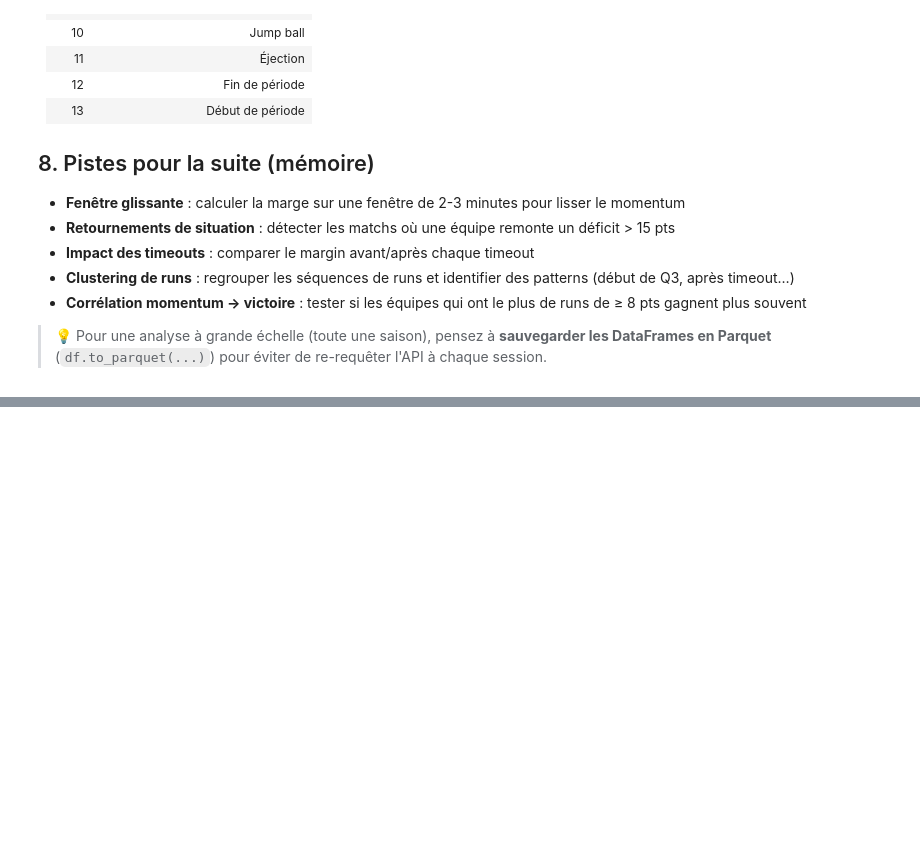
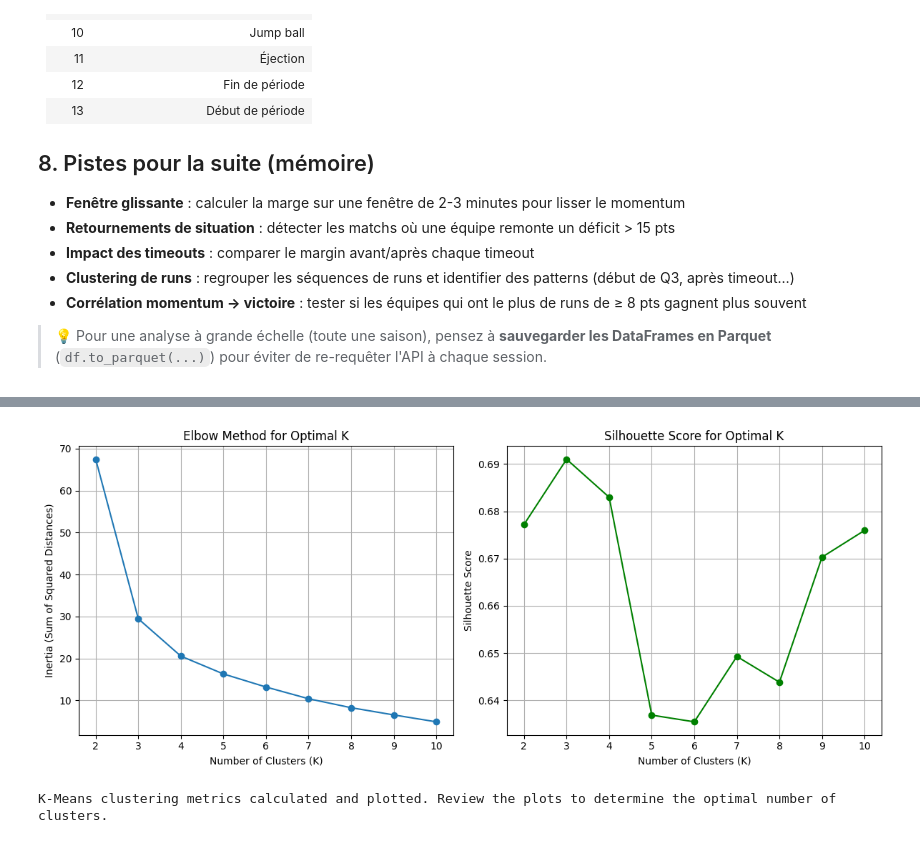
Before and after one commit to Lduvignacq/Analyse-statistique-du-momentum-dans-le-sport---Application-la-NBA, a Jupyter notebook: Demo nba_api.ipynb, the cells around one changed output, grey strips where cells are left out. Saved outputs shown, nothing was run; the diff lists cells and outputs as text; code cells hidden in the pictures; blank space fills up the shorter version.

```diff
--- a/Demo nba_api.ipynb
+++ b/Demo nba_api.ipynb
@@ -554,0 +807,50 @@ plt.show()
+# %%
+import matplotlib.pyplot as plt
+from sklearn.cluster import KMeans
+from sklearn.metrics import silhouette_score
+
+# 1. Choose a range for the number of clusters
+k_range = range(2, 11) # From 2 to 10 clusters
+inertia = []
+silhouette_scores = []
+
+# 2. Use a loop to train KMeans models and store metrics
+for k in k_range:
+    kmeans = KMeans(n_clusters=k, random_state=42, n_init=10) # n_init to suppress warning
+    kmeans.fit(df_runs_scaled)
+    inertia.append(kmeans.inertia_)
+
+    # Calculate silhouette score if there's more than one cluster
+    if k > 1:
+        score = silhouette_score(df_runs_scaled, kmeans.labels_)
+        silhouette_scores.append(score)
+    else:
+        silhouette_scores.append(np.nan) # Placeholder for k=1, though k_range starts at 2 here
+
+# 3. Plot the Elbow Method
+plt.figure(figsize=(12, 5))
+
+plt.subplot(1, 2, 1)
+plt.plot(k_range, inertia, marker='o')
+plt.title('Elbow Method for Optimal K')
+plt.xlabel('Number of Clusters (K)')
+plt.ylabel('Inertia (Sum of Squared Distances)')
+plt.xticks(k_range)
+plt.grid(True)
+
+# 4. Plot the Silhouette Scores
+plt.subplot(1, 2, 2)
+plt.plot(k_range, silhouette_scores, marker='o', color='green')
+plt.title('Silhouette Score for Optimal K')
+plt.xlabel('Number of Clusters (K)')
+plt.ylabel('Silhouette Score')
+plt.xticks(k_range)
+plt.grid(True)
+
+plt.tight_layout()
+plt.show()
+
+print("K-Means clustering metrics calculated and plotted. Review the plots to determine the optimal number of clusters.")
+# %% [output]
+[figure, added]
+K-Means clustering metrics calculated and plotted. Review the plots to determine the optimal number of clusters.
```
Also changed, not shown: parts of 16 cells of this notebook.
